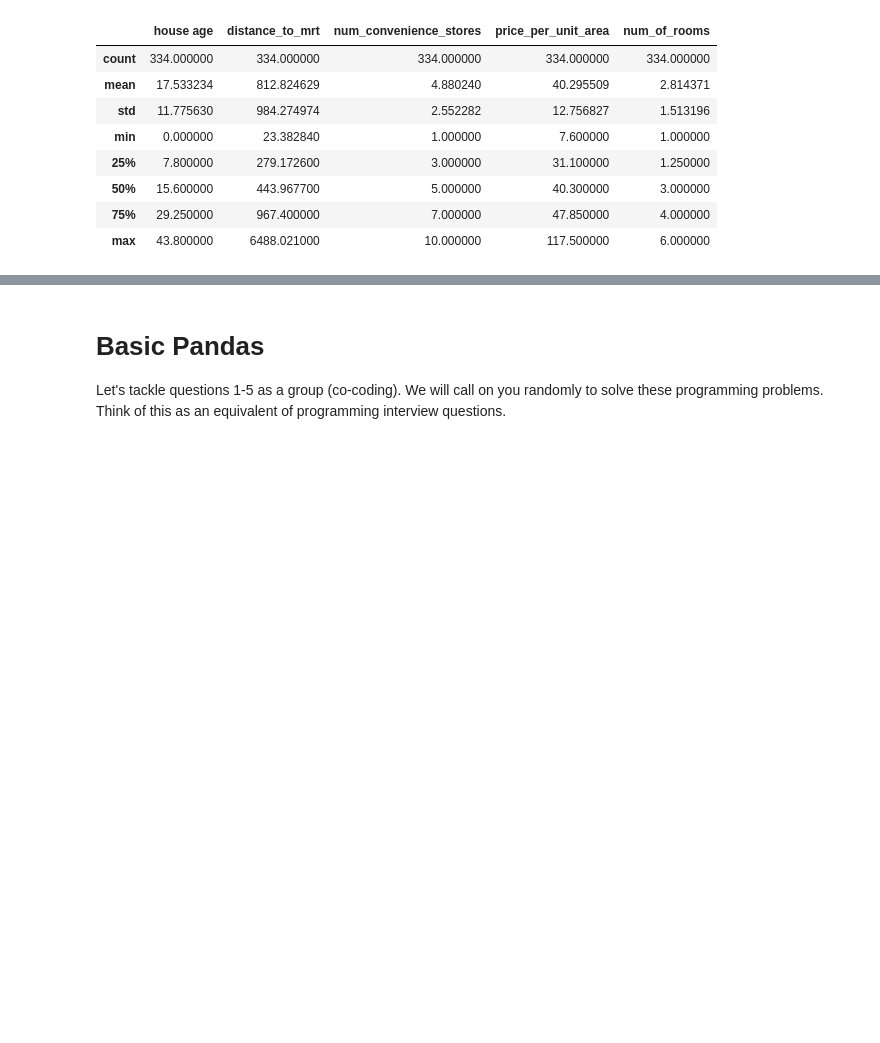
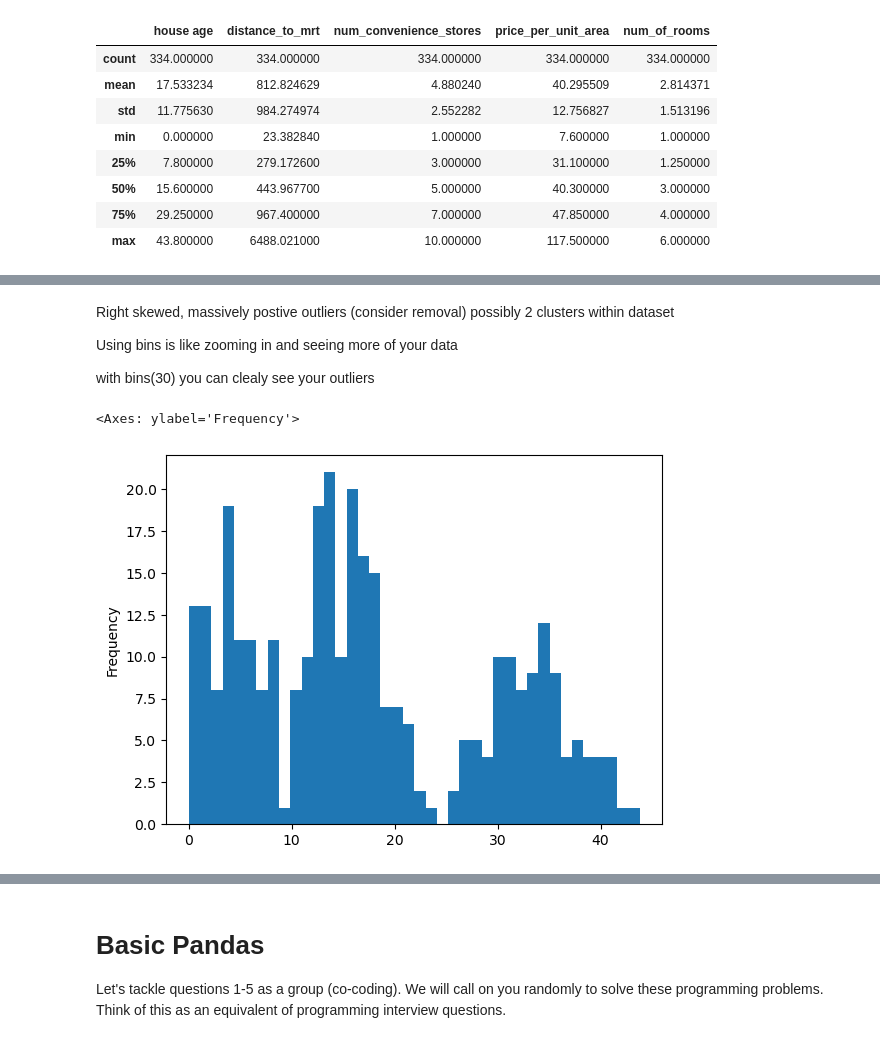
Before and after one commit to khadazhaia/challenges, a Jupyter notebook: pandas_basics/pandas_basics.ipynb, the cells around one changed output, grey strips where cells are left out. Cells and saved outputs as stored; diff of their text form; code cells hidden in the pictures; blank space fills up the shorter version.

```diff
--- a/pandas_basics/pandas_basics.ipynb
+++ b/pandas_basics/pandas_basics.ipynb
@@ -106,0 +112,14 @@ df.describe()
+# %% [markdown]
+Right skewed, massively postive outliers (consider removal)
+possibly 2 clusters within dataset
+
+Using bins is like zooming in and seeing more of your data
+
+with bins(30) you can clealy see your outliers
+# %%
+df["house age"].plot.hist(bins=40)
+
+# also bimodial distrubution - see 2 clusters distubiton
+# %% [output]
+<Axes: ylabel='Frequency'>
+[figure, added]
```
Also changed, not shown: parts of 9 cells of this notebook.
